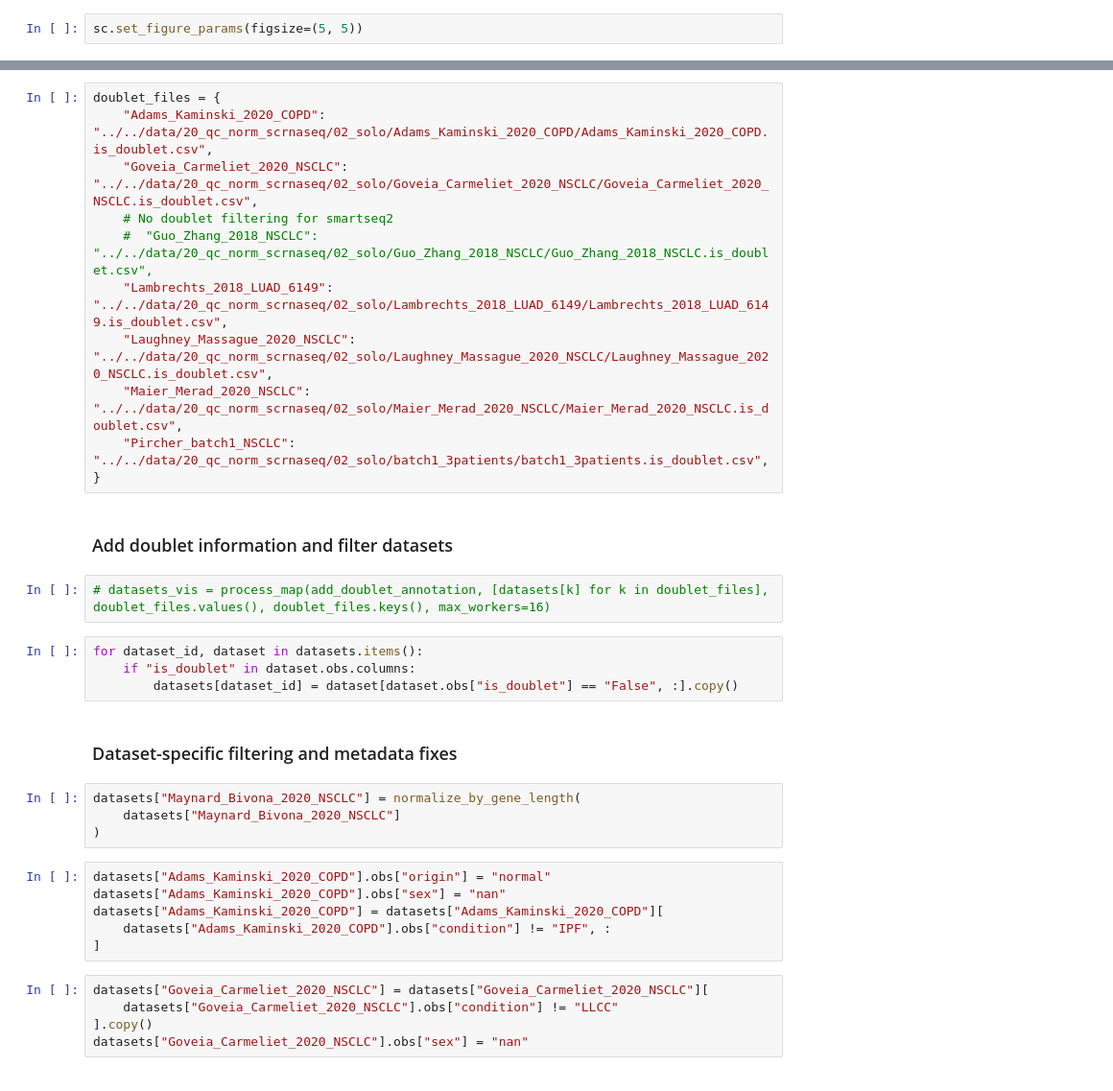
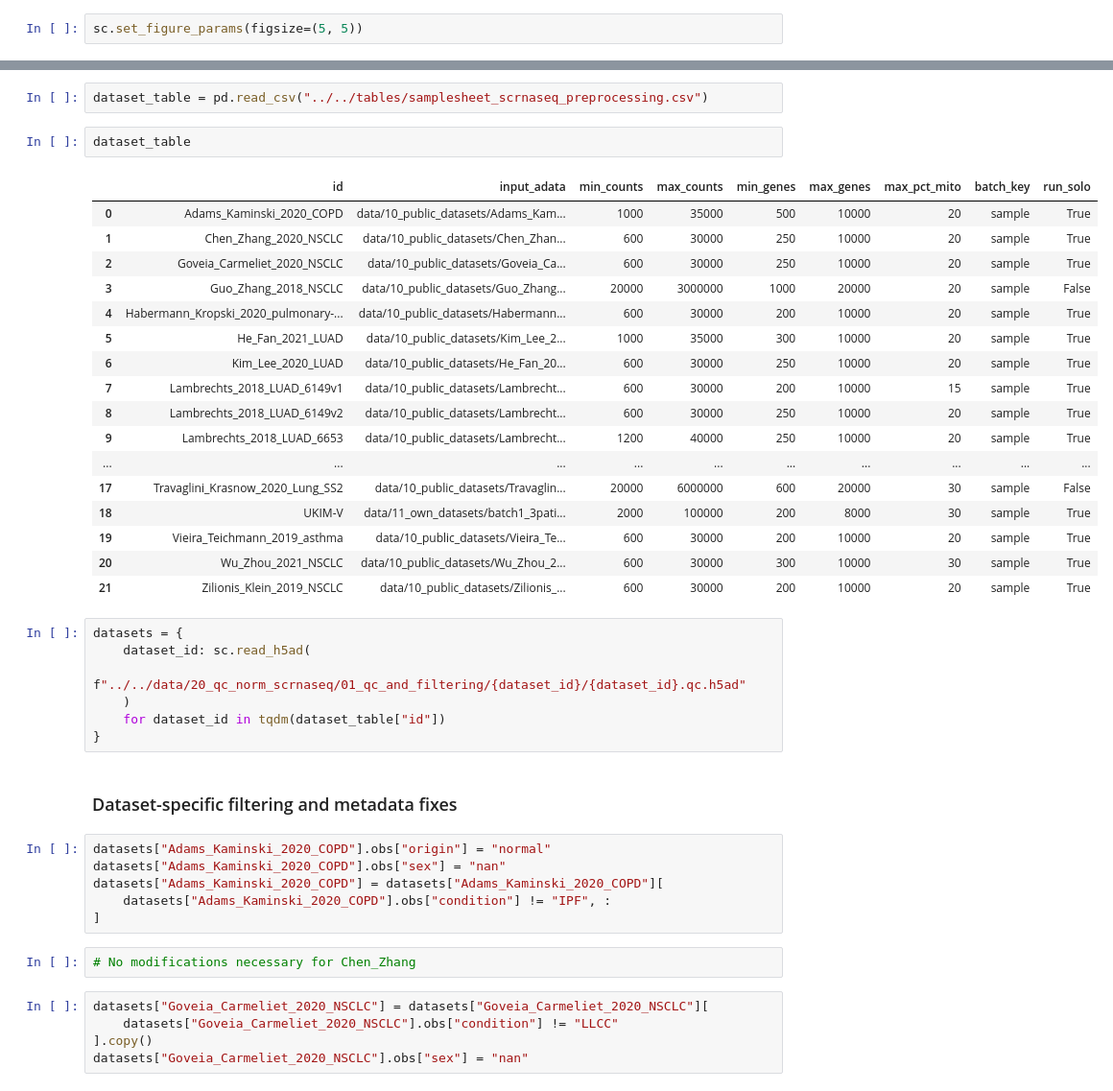
Before and after one commit to icbi-lab/luca, a Jupyter notebook: analyses/50_integrate_scrnaseq_data/51_merge_all.ipynb, the cells around one changed output, grey strips where cells are left out. Shown at 96% size. Drawn from its saved outputs; the diff is of its cells as text.

```diff
--- a/analyses/50_integrate_scrnaseq_data/51_merge_all.ipynb
+++ b/analyses/50_integrate_scrnaseq_data/51_merge_all.ipynb
@@ -89,34 +37,42 @@ This is where adjacency matrices should go now.
-# %%
-doublet_files = {
-    "Adams_Kaminski_2020_COPD": "../../data/20_qc_norm_scrnaseq/02_solo/Adams_Kaminski_2020_COPD/Adams_Kaminski_2020_COPD.is_doublet.csv",
-    "Goveia_Carmeliet_2020_NSCLC": "../../data/20_qc_norm_scrnaseq/02_solo/Goveia_Carmeliet_2020_NSCLC/Goveia_Carmeliet_2020_NSCLC.is_doublet.csv",
-    # No doublet filtering for smartseq2
-    #  "Guo_Zhang_2018_NSCLC": "../../data/20_qc_norm_scrnaseq/02_solo/Guo_Zhang_2018_NSCLC/Guo_Zhang_2018_NSCLC.is_doublet.csv",
-    "Lambrechts_2018_LUAD_6149": "../../data/20_qc_norm_scrnaseq/02_solo/Lambrechts_2018_LUAD_6149/Lambrechts_2018_LUAD_6149.is_doublet.csv",
-    "Laughney_Massague_2020_NSCLC": "../../data/20_qc_norm_scrnaseq/02_solo/Laughney_Massague_2020_NSCLC/Laughney_Massague_2020_NSCLC.is_doublet.csv",
-    "Maier_Merad_2020_NSCLC": "../../data/20_qc_norm_scrnaseq/02_solo/Maier_Merad_2020_NSCLC/Maier_Merad_2020_NSCLC.is_doublet.csv",
-    "Pircher_batch1_NSCLC": "../../data/20_qc_norm_scrnaseq/02_solo/batch1_3patients/batch1_3patients.is_doublet.csv",
-}
-# %% [markdown]
-### Add doublet information and filter datasets
-# %%
-# datasets_vis = process_map(add_doublet_annotation, [datasets[k] for k in doublet_files], doublet_files.values(), doublet_files.keys(), max_workers=16)
-# %%
-for dataset_id, dataset in datasets.items():
-    if "is_doublet" in dataset.obs.columns:
-        datasets[dataset_id] = dataset[dataset.obs["is_doublet"] == "False", :].copy()
+# %%
+dataset_table = pd.read_csv("../../tables/samplesheet_scrnaseq_preprocessing.csv")
+# %%
+dataset_table
+# %% [output]
+|  | id | input_adata | min_counts | max_counts | min_genes | max_genes | max_pct_mito | batch_key | run_solo |
+| 0 | Adams_Kaminski_2020_COPD | data/10_public_datasets/Adams_Kam... | 1000 | 35000 | 500 | 10000 | 20 | sample | True |
+| 1 | Chen_Zhang_2020_NSCLC | data/10_public_datasets/Chen_Zhan... | 600 | 30000 | 250 | 10000 | 20 | sample | True |
+| 2 | Goveia_Carmeliet_2020_NSCLC | data/10_public_datasets/Goveia_Ca... | 600 | 30000 | 250 | 10000 | 20 | sample | True |
+| 3 | Guo_Zhang_2018_NSCLC | data/10_public_datasets/Guo_Zhang... | 20000 | 3000000 | 1000 | 20000 | 20 | sample | False |
+| 4 | Habermann_Kropski_2020_pulmonary-... | data/10_public_datasets/Habermann... | 600 | 30000 | 200 | 10000 | 20 | sample | True |
+| 5 | He_Fan_2021_LUAD | data/10_public_datasets/Kim_Lee_2... | 1000 | 35000 | 300 | 10000 | 20 | sample | True |
+| 6 | Kim_Lee_2020_LUAD | data/10_public_datasets/He_Fan_20... | 600 | 30000 | 250 | 10000 | 20 | sample | True |
+| 7 | Lambrechts_2018_LUAD_6149v1 | data/10_public_datasets/Lambrecht... | 600 | 30000 | 200 | 10000 | 15 | sample | True |
+| 8 | Lambrechts_2018_LUAD_6149v2 | data/10_public_datasets/Lambrecht... | 600 | 30000 | 250 | 10000 | 20 | sample | True |
+| 9 | Lambrechts_2018_LUAD_6653 | data/10_public_datasets/Lambrecht... | 1200 | 40000 | 250 | 10000 | 20 | sample | True |
+| ... | ... | ... | ... | ... | ... | ... | ... | ... | ... |
+| 17 | Travaglini_Krasnow_2020_Lung_SS2 | data/10_public_datasets/Travaglin... | 20000 | 6000000 | 600 | 20000 | 30 | sample | False |
+| 18 | UKIM-V | data/11_own_datasets/batch1_3pati... | 2000 | 100000 | 200 | 8000 | 30 | sample | True |
+| 19 | Vieira_Teichmann_2019_asthma | data/10_public_datasets/Vieira_Te... | 600 | 30000 | 200 | 10000 | 20 | sample | True |
+| 20 | Wu_Zhou_2021_NSCLC | data/10_public_datasets/Wu_Zhou_2... | 600 | 30000 | 300 | 10000 | 30 | sample | True |
+| 21 | Zilionis_Klein_2019_NSCLC | data/10_public_datasets/Zilionis_... | 600 | 30000 | 200 | 10000 | 20 | sample | True |
+# %%
+datasets = {
+    dataset_id: sc.read_h5ad(
+        f"../../data/20_qc_norm_scrnaseq/01_qc_and_filtering/{dataset_id}/{dataset_id}.qc.h5ad"
+    )
+    for dataset_id in tqdm(dataset_table["id"])
+}
 # %% [markdown]
 ### Dataset-specific filtering and metadata fixes
-# %%
-datasets["Maynard_Bivona_2020_NSCLC"] = normalize_by_gene_length(
-    datasets["Maynard_Bivona_2020_NSCLC"]
-)
 # %%
 datasets["Adams_Kaminski_2020_COPD"].obs["origin"] = "normal"
 datasets["Adams_Kaminski_2020_COPD"].obs["sex"] = "nan"
 datasets["Adams_Kaminski_2020_COPD"] = datasets["Adams_Kaminski_2020_COPD"][
     datasets["Adams_Kaminski_2020_COPD"].obs["condition"] != "IPF", :
 ]
+# %%
+# No modifications necessary for Chen_Zhang
 # %%
 datasets["Goveia_Carmeliet_2020_NSCLC"] = datasets["Goveia_Carmeliet_2020_NSCLC"][
     datasets["Goveia_Carmeliet_2020_NSCLC"].obs["condition"] != "LLCC"
```
Also changed, not shown: parts of 38 cells of this notebook, 1 other file.
